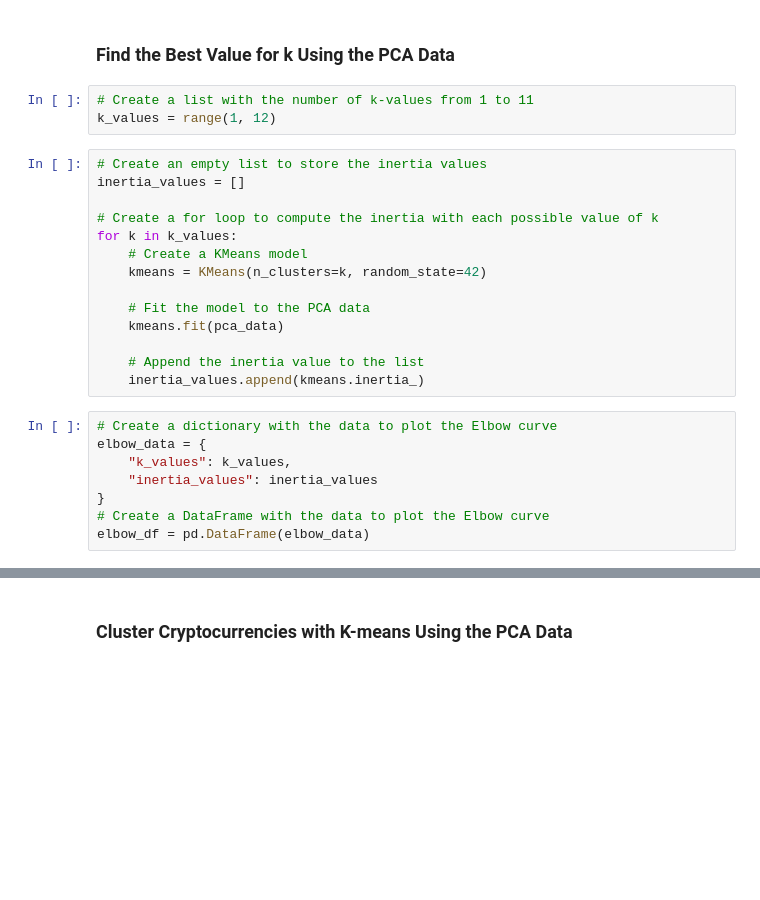
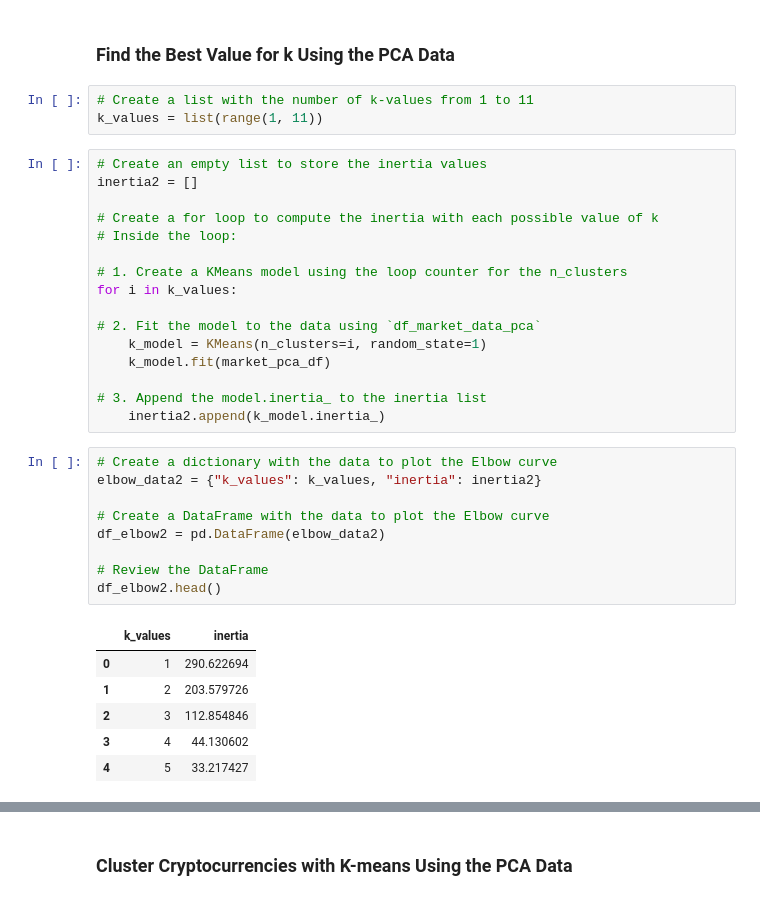
Before and after one commit to Akemp787/Crypto-Clustering, a Jupyter notebook: Crypto_Clustering.ipynb, the cells around one changed output, grey strips where cells are left out. Cells and saved outputs as stored; diff of their text form; blank space fills up the shorter version.

```diff
--- a/Crypto_Clustering.ipynb
+++ b/Crypto_Clustering.ipynb
@@ -234,29 +271,39 @@ pca_df.head()
 ### Find the Best Value for k Using the PCA Data
 # %%
 # Create a list with the number of k-values from 1 to 11
-k_values = range(1, 12)
+k_values = list(range(1, 11))
 # %%
 # Create an empty list to store the inertia values
-inertia_values = []
+inertia2 = []
 
 # Create a for loop to compute the inertia with each possible value of k
-for k in k_values:
-    # Create a KMeans model
-    kmeans = KMeans(n_clusters=k, random_state=42)
+# Inside the loop:
 
-    # Fit the model to the PCA data
-    kmeans.fit(pca_data)
+# 1. Create a KMeans model using the loop counter for the n_clusters
+for i in k_values:
 
-    # Append the inertia value to the list
-    inertia_values.append(kmeans.inertia_)
+# 2. Fit the model to the data using `df_market_data_pca`
+    k_model = KMeans(n_clusters=i, random_state=1)
+    k_model.fit(market_pca_df)
+
+# 3. Append the model.inertia_ to the inertia list
+    inertia2.append(k_model.inertia_)
 # %%
 # Create a dictionary with the data to plot the Elbow curve
-elbow_data = {
-    "k_values": k_values,
-    "inertia_values": inertia_values
-}
+elbow_data2 = {"k_values": k_values, "inertia": inertia2}
+
 # Create a DataFrame with the data to plot the Elbow curve
-elbow_df = pd.DataFrame(elbow_data)
+df_elbow2 = pd.DataFrame(elbow_data2)
+
+# Review the DataFrame
+df_elbow2.head()
+# %% [output]
+|  | k_values | inertia |
+| 0 | 1 | 290.622694 |
+| 1 | 2 | 203.579726 |
+| 2 | 3 | 112.854846 |
+| 3 | 4 | 44.130602 |
+| 4 | 5 | 33.217427 |
 # %%
 # Plot a line chart with all the inertia values computed with
 # the different values of k to visually identify the optimal value for k.
```
Also changed, not shown: parts of 32 cells of this notebook.
